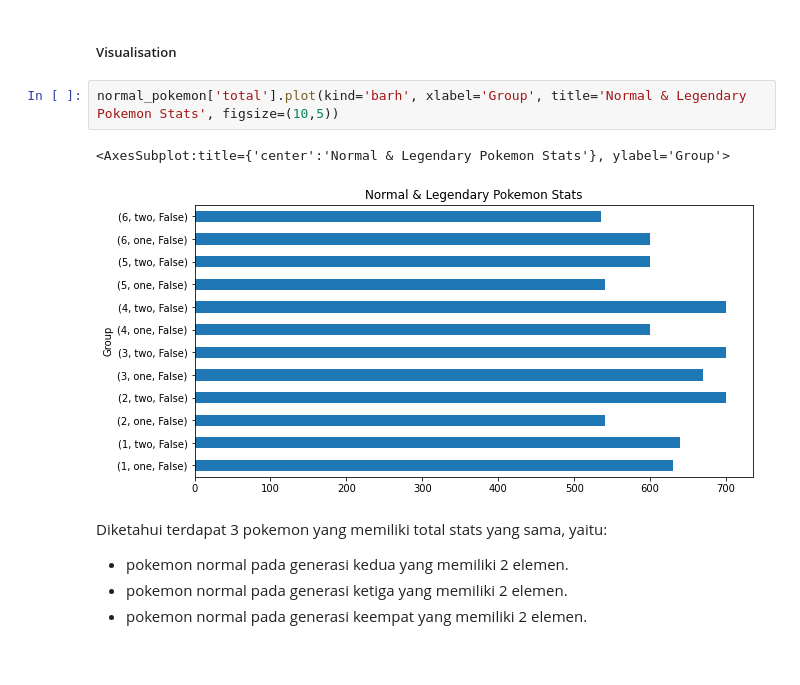
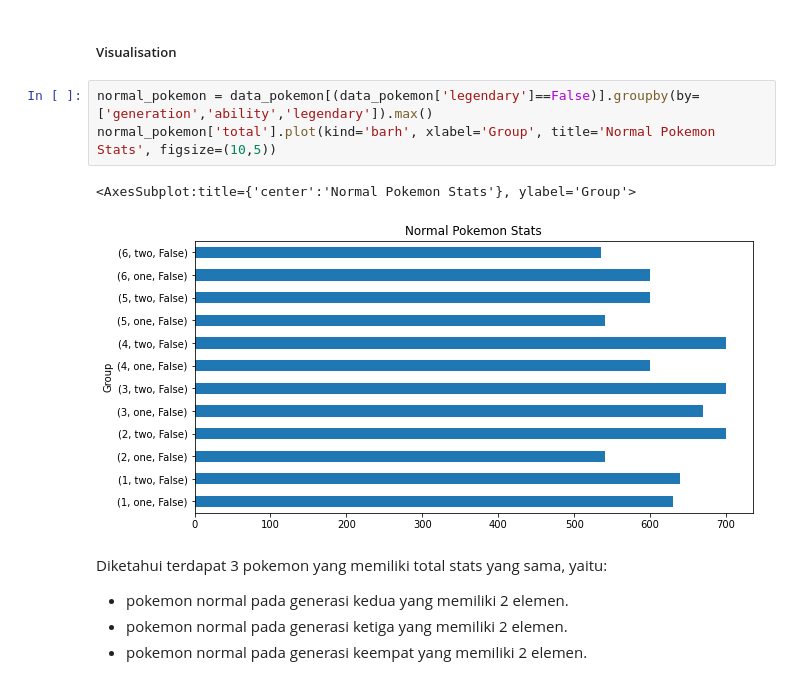
Before and after one commit to Vayxius/h8dsft_P0W1, a Jupyter notebook: h8dsft_P0W1_Ivan_Yapputra_Yappi.ipynb, the cells around one changed output. Cells and saved outputs as stored; diff of their text form.

```diff
--- a/h8dsft_P0W1_Ivan_Yapputra_Yappi.ipynb
+++ b/h8dsft_P0W1_Ivan_Yapputra_Yappi.ipynb
@@ -470,10 +471,11 @@ Pokemon normal yang memiliki 1 dan 2 kemampuan dengan `total stats` tertinggi di
 # %% [markdown]
 ##### Visualisation
 # %%
-normal_pokemon['total'].plot(kind='barh', xlabel='Group', title='Normal & Legendary Pokemon Stats', figsize=(10,5))
+normal_pokemon = data_pokemon[(data_pokemon['legendary']==False)].groupby(by=['generation','ability','legendary']).max()
+normal_pokemon['total'].plot(kind='barh', xlabel='Group', title='Normal Pokemon Stats', figsize=(10,5))
 # %% [output]
-<AxesSubplot:title={'center':'Normal & Legendary Pokemon Stats'}, ylabel='Group'>
+<AxesSubplot:title={'center':'Normal Pokemon Stats'}, ylabel='Group'>
-[figure, old version]
+[figure, new version]
 # %% [markdown]
 Diketahui terdapat 3 pokemon yang memiliki total stats yang sama, yaitu:
 - pokemon normal pada generasi kedua yang memiliki 2 elemen.
```
Also changed, not shown: parts of 47 cells of this notebook.
